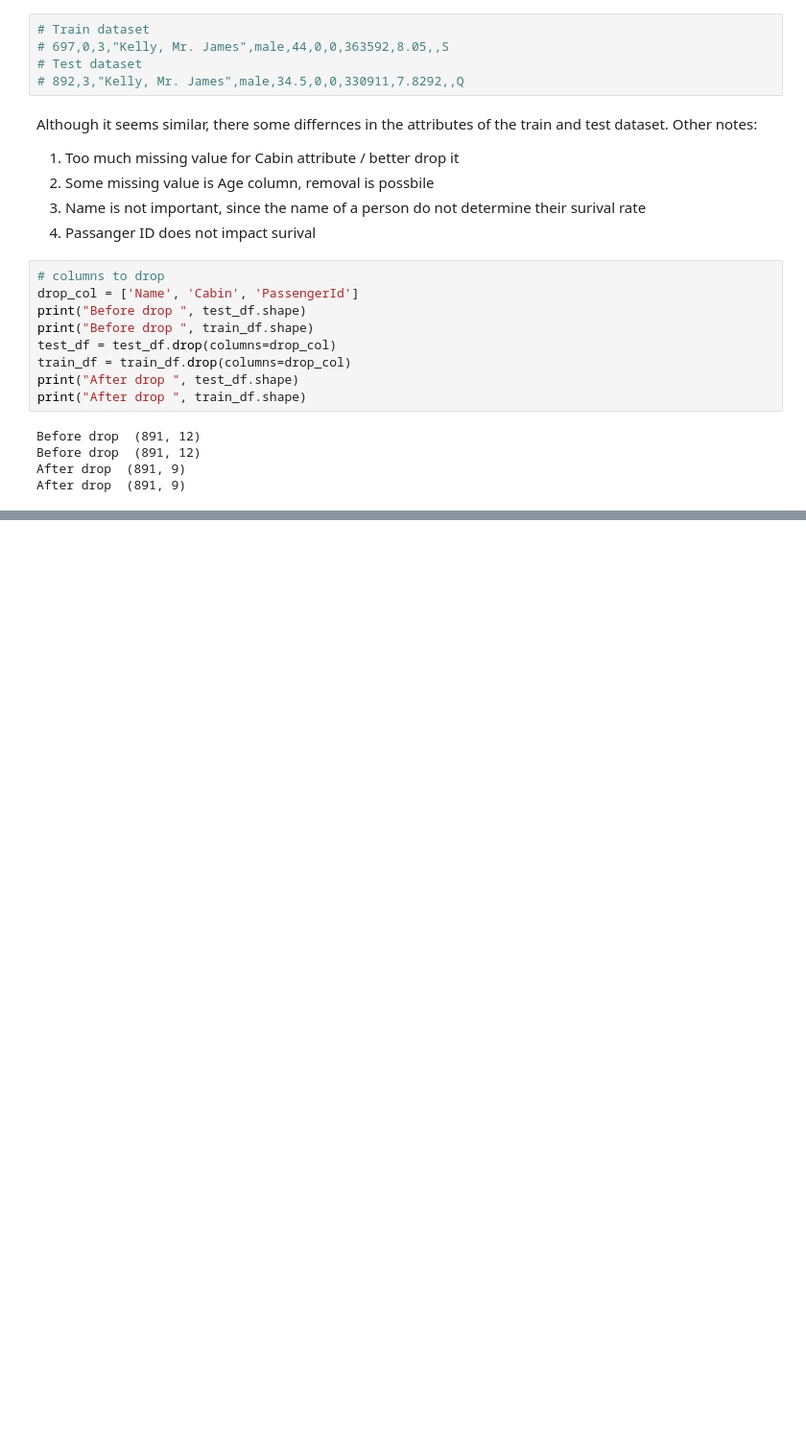
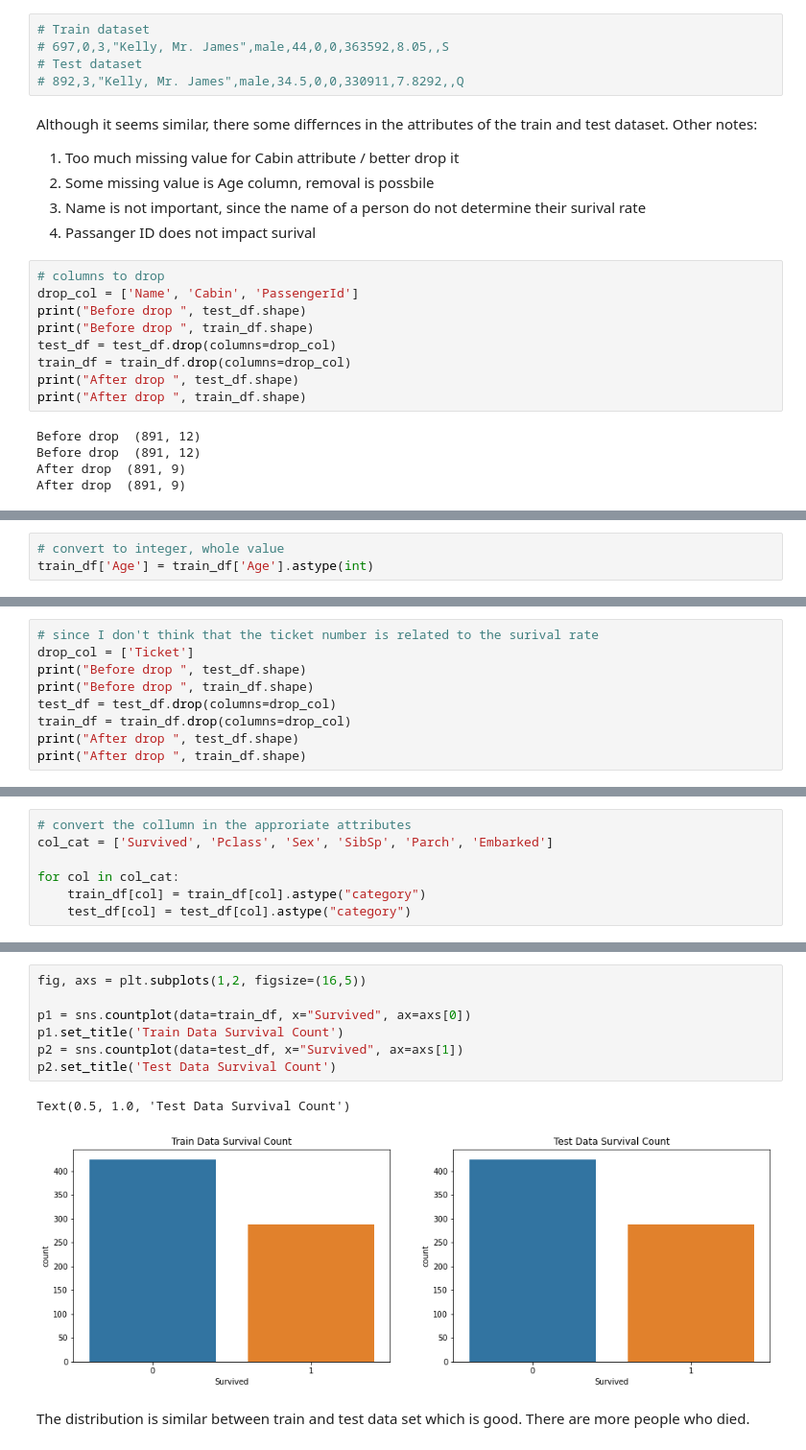
Before and after one commit to miebakso/machine-learning-projects, a Jupyter notebook: P1-titanic-dataset-competition/titanic.ipynb, the cells around one changed output, grey strips where cells are left out. Shown at 96% size. Saved outputs shown, nothing was run; the diff lists cells and outputs as text; blank space fills up the shorter version.

```diff
--- a/P1-titanic-dataset-competition/titanic.ipynb
+++ b/P1-titanic-dataset-competition/titanic.ipynb
@@ -144,0 +179,3 @@ Name: Survived, dtype: int64
+# %%
+# convert to integer, whole value
+train_df['Age'] = train_df['Age'].astype(int)
@@ -144,0 +216,9 @@ Name: Survived, dtype: int64
+# %%
+# since I don't think that the ticket number is related to the surival rate
+drop_col = ['Ticket']
+print("Before drop ", test_df.shape)
+print("Before drop ", train_df.shape)
+test_df = test_df.drop(columns=drop_col)
+train_df = train_df.drop(columns=drop_col)
+print("After drop ", test_df.shape)
+print("After drop ", train_df.shape)
@@ -144,0 +244,7 @@ Name: Survived, dtype: int64
+# %%
+# convert the collumn in the approriate attributes
+col_cat = ['Survived', 'Pclass', 'Sex', 'SibSp', 'Parch', 'Embarked']
+
+for col in col_cat:
+    train_df[col] = train_df[col].astype("category")
+    test_df[col] = test_df[col].astype("category")
@@ -144,0 +263,12 @@ Name: Survived, dtype: int64
+# %%
+fig, axs = plt.subplots(1,2, figsize=(16,5))
+
+p1 = sns.countplot(data=train_df, x="Survived", ax=axs[0])
+p1.set_title('Train Data Survival Count')
+p2 = sns.countplot(data=test_df, x="Survived", ax=axs[1])
+p2.set_title('Test Data Survival Count')
+# %% [output]
+Text(0.5, 1.0, 'Test Data Survival Count')
+[figure, added]
+# %% [markdown]
+The distribution is similar between train and test data set which is good. There are more people who died.
```
Also changed, not shown: parts of 30 cells of this notebook.
